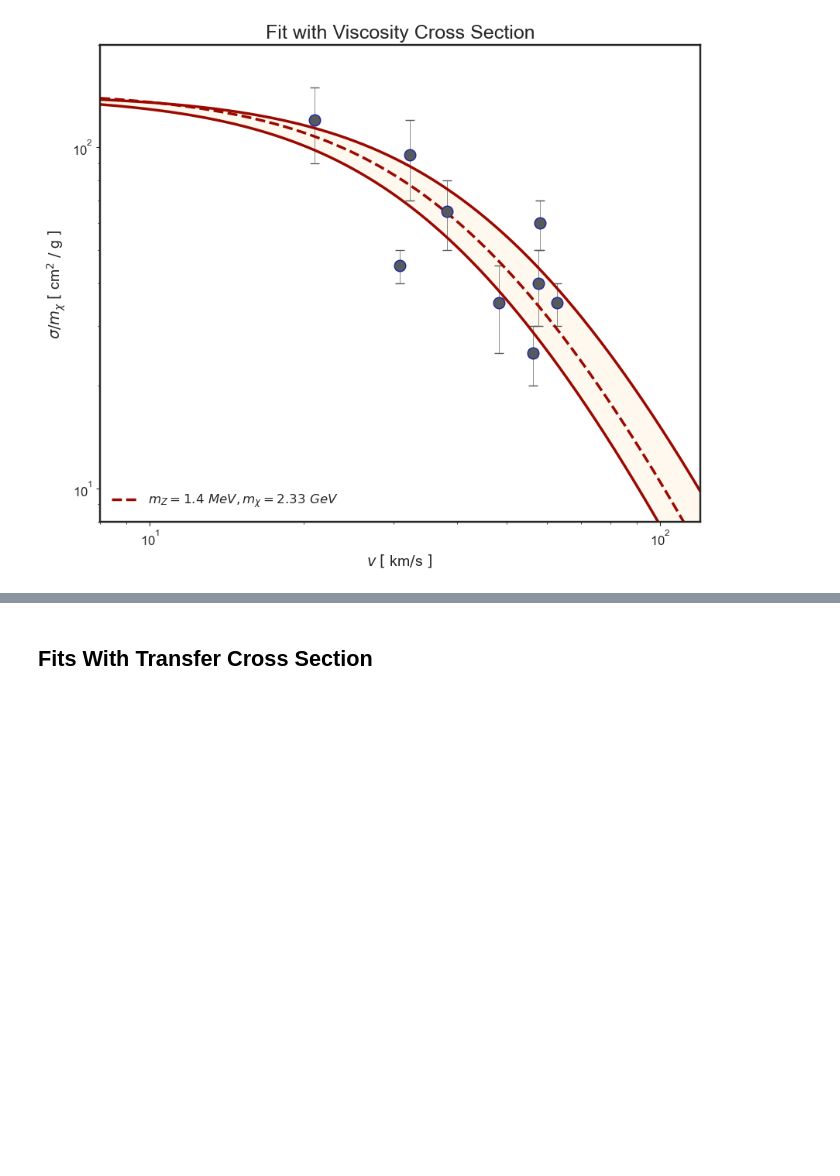
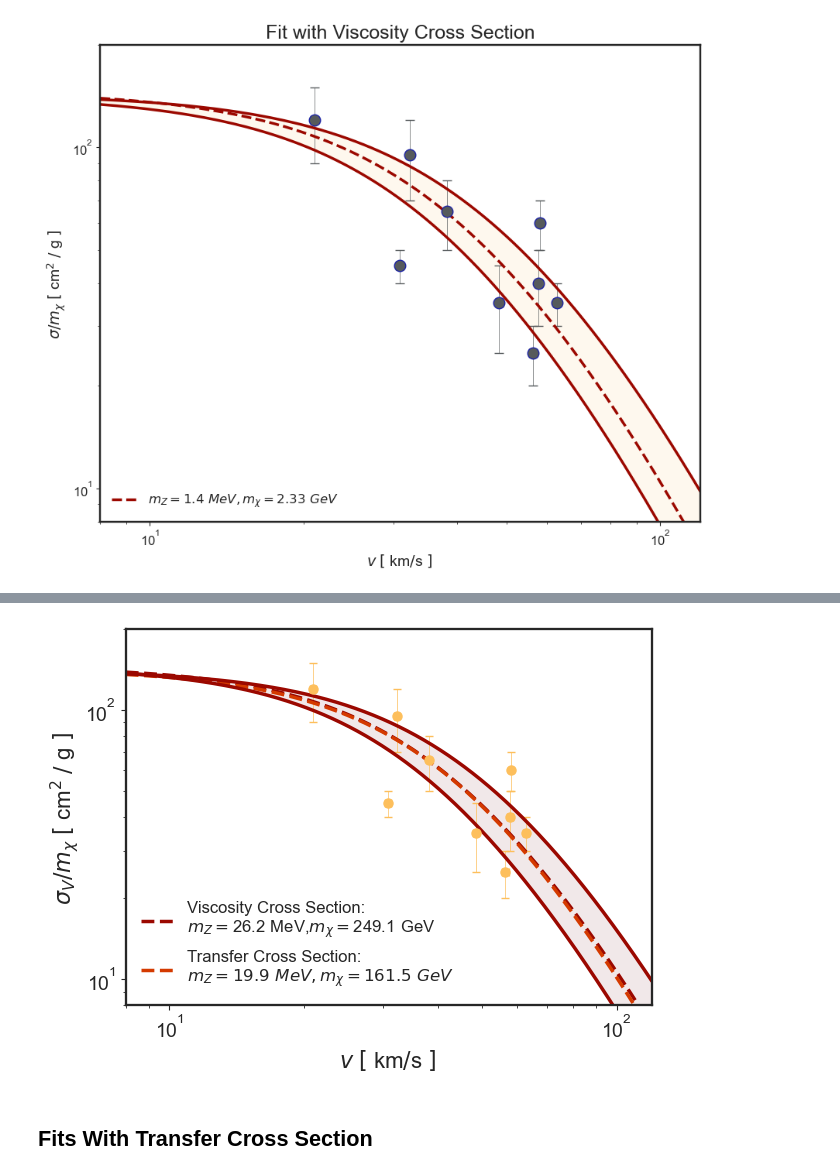
Before and after one commit to nigomezcr/Leptophilic-Atlas-Repo, a Jupyter notebook: CLASSICS-Files/NewFits.ipynb, the cells around one changed output, grey strips where cells are left out. Drawn from its saved outputs; the diff is of its cells as text; code cells hidden in the pictures; blank space fills up the shorter version.

```diff
--- a/CLASSICS-Files/NewFits.ipynb
+++ b/CLASSICS-Files/NewFits.ipynb
@@ -1174,6 +1173,79 @@ plt.show()
 # %%
-alph = 0.005
+def sigmav(mchi, mphi, alphax, V):
+    w  = 300*(mphi/(10))*(10/(mchi))
+    st = (275.73)*(alphax/0.01)**2*(mchi/10.0)*(10.0/(mphi))**(4)
+    sv = 6*st*(w**6/(V**6))*((2+V**2/(w**2))*np.log(1+V**2/(w**2))-2*V**2/w**2)
+    return sv
 
-gDM = np.sqrt(4*np.pi*alph)
-gDM
+
+#Array for the plot
+VX = np.linspace(8, 120, 10000)
+
+
+def smodel(theta, V):
+    param = np.copy(theta)
+    return sigmav(*param,V)
+
+high = (209.6 + 39.5, 25.1+1.1, 0.01)
+medv = (209, 25.1, 0.01)
+low =  (209.6 - 39.5, 25.1-1.1, 0.01)
+
+#SDM = smodel(maxlp, VX)
+#Plot the band with error
+SDM = smodel(medv,VX)
+SDMU = smodel(high,VX)
+SDMD = smodel(low,VX)
+
+DM2 = (7, 10, 0.005)
+medt = (161.5, 19.9, 0.01)
+SDM2 = sigmat(medt[0], medt[1], VX)
+
+
+#Extract from another file for the plot
+filname1 = 'Data_1.dat'
+V1   = np.loadtxt(filname1, usecols = 1)
+VL1  = np.loadtxt(filname1, usecols = 2)
+VR1  = np.loadtxt(filname1, usecols = 3)
+EV1  = V1-VL1
+S1   = np.loadtxt(filname1, usecols = 4)
+SD1  = np.loadtxt(filname1, usecols = 5)
+SU1  = np.loadtxt(filname1, usecols = 6)
+ES1  = S1-SD1
+
+plt.errorbar(V1, S1, yerr = ES1, xerr = EV1, capsize=3, capthick=1.0, color=BackgroundColor3,\
+                    fmt="o",markersize=6.5,linewidth=0.5,mec=BackgroundColor3 )
+
+
+
+plt.plot(VX, SDM, label=r"Viscosity Cross Section:"+ "\n" +"$m_{{Z}} = $" + str(round(high[1], 2)) + "$~$MeV," + r"$m_{{\chi}} =$" + str(round(high[0], 2)) + "$~$GeV", ls='--', linewidth=2.5, color = MainColor2)
+plt.plot(VX, SDM2, label=r"Transfer Cross Section:" + "\n" + '$m_{{Z}} ={}~MeV, m_{{\chi}}={}~GeV $'.format(round(medt[1], 2), round(medt[0], 2)), ls='--', linewidth=2.5, color = MainColor3)
+plt.plot(VX, SDMU, linewidth=2.5, color = MainColor2)
+plt.plot(VX, SDMD, linewidth=2.5, color = MainColor2)
+plt.fill_between(VX, SDMU, SDMD,color=BackgroundColor2, alpha=0.1, zorder=0)
+
+plt.xscale('log')
+plt.yscale('log')
+
+plt.xlim(8,120)
+plt.ylim(8,200)
+
+
+plt.ylabel(r'$\sigma_V/m_{\chi}$ $[$ cm$^{2}$ $/$ g $]$ ')
+plt.xlabel(r'$v$ $[$ km$/$s $]$ ')
+plt.legend(loc=3, frameon=False)
+
+
+sns.set_style('ticks') # darkgrid, white grid, dark, white and ticks
+plt.rc('axes', titlesize=18)     # fontsize of the axes title
+plt.rc('axes', labelsize=16)     # fontsize of the x and y labels
+plt.rc('axes', linewidth=1.65 )   # width of the frame
+plt.rc('xtick', labelsize=14)    # fontsize of the tick labels
+plt.rc('ytick', labelsize=14)    # fontsize of the tick labels
+plt.rc('legend', fontsize=12)    # legend fontsize
+plt.rc('font', size=12)          # controls default text sizes
+
+
+plt.tight_layout()
+#plt.savefig('../Plots/xsec_rcplot.pdf', dpi=300, bbox_inches='tight')
+plt.show()
 # %% [output]
@@ -1181,3 +1252,4 @@ gDM
+[figure, added]
 # %% [markdown]
 ## Fits With Transfer Cross Section
 # %%
```
Also changed, not shown: parts of 2 cells of this notebook, 3 other files.
